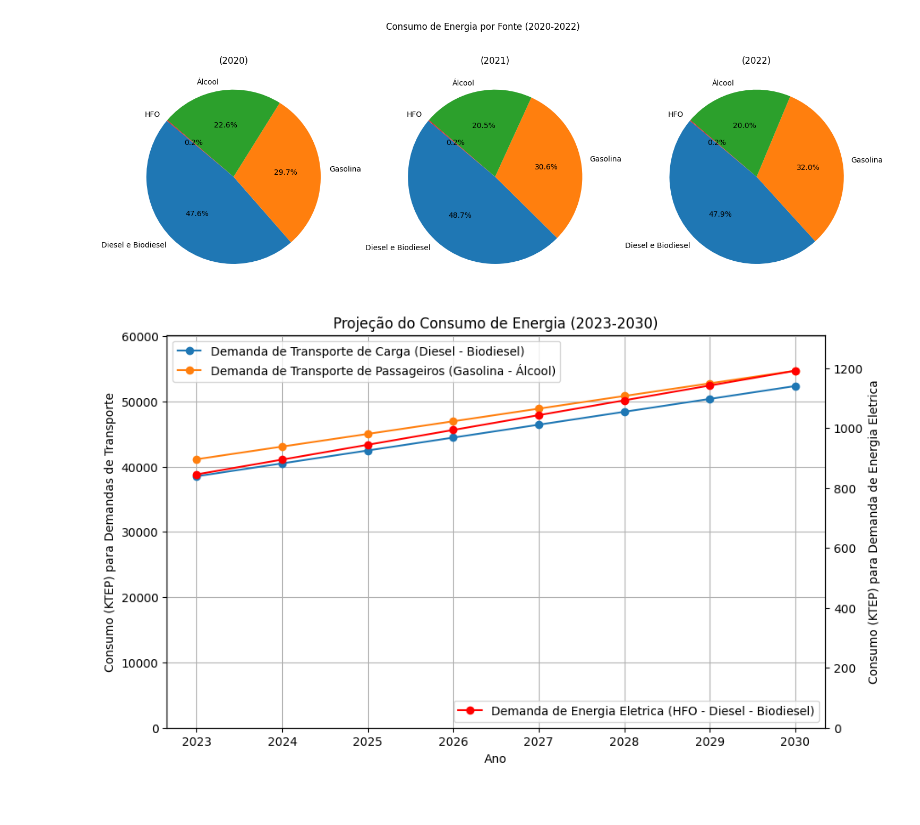
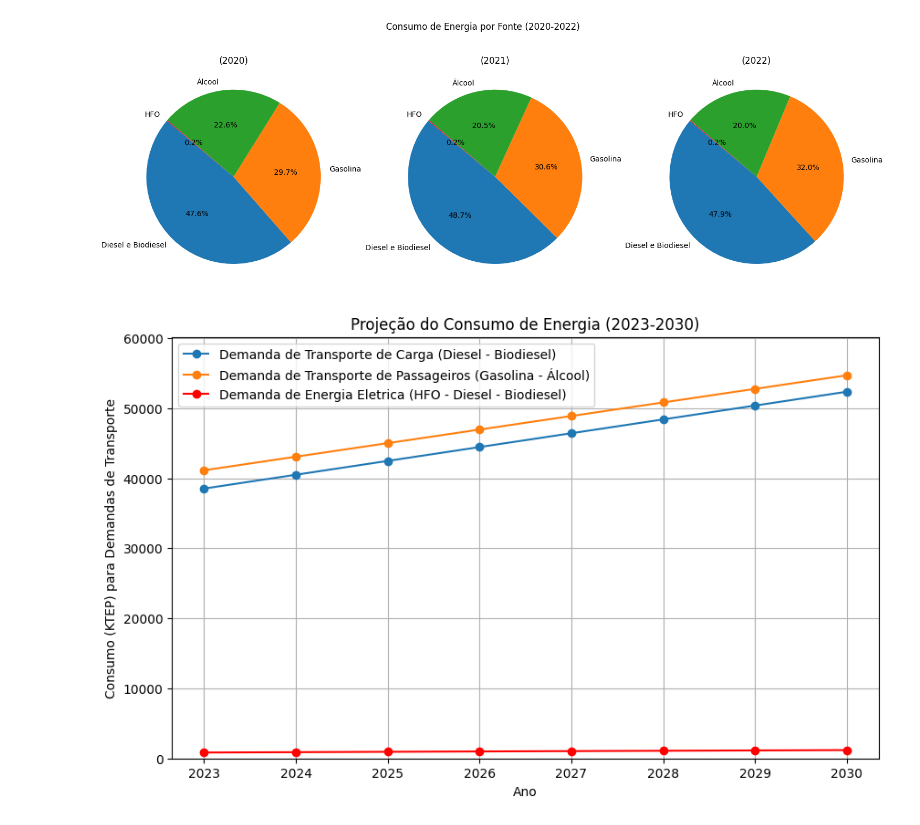
Before and after one commit to Cleberbrant/Consumo_Projecao_Economia_Energia, a Jupyter notebook: Codigo_Consumo_Projecao_Eletrificado.ipynb, the cells around one changed output. Drawn from its saved outputs; the diff is of its cells as text; code cells hidden in the pictures.

```diff
--- a/Codigo_Consumo_Projecao_Eletrificado.ipynb
+++ b/Codigo_Consumo_Projecao_Eletrificado.ipynb
@@ -91,6 +91,10 @@ projecao = modelo.predict(np.array(anos_futuros).reshape(-1, 1))
 plt.figure(figsize=(10, 6))
 plt.plot(anos, energia_total, 'o-', label='Energia Total Calculada')
 plt.plot(anos_futuros, projecao, 'o--', label='Projeção de Energia Total')
+for i, txt in enumerate(energia_total):
+    plt.annotate(f'{txt:.2f}', (anos[i], energia_total[i]), textcoords="offset points", xytext=(0,10), ha='center', fontsize=8)
+for i, txt in enumerate(projecao):
+    plt.annotate(f'{txt:.2f}', (anos_futuros[i], projecao[i]), textcoords="offset points", xytext=(0,10), ha='center', fontsize=8)
 plt.xlabel('Ano')
 plt.ylabel('Energia Total (KTEP)')
 plt.title('Energia Total Consumida e Projeção Futura')
@@ -135,36 +139,39 @@ axs[1].pie([dem_tc2_2021, gas_2021, alcool_2021, hfo_consume_2021], labels=label
 axs[1].set_title('(2021)')
 
 axs[2].pie([dem_tc2_2022, gas_2022, alcool_2022, hfo_consume_2022], labels=labels, autopct='%1.1f%%', startangle=140)
 axs[2].set_title('(2022)')
 
 plt.suptitle('Consumo de Energia por Fonte (2020-2022)')
 plt.show()
 
 # Plotando gráficos de linhas para os anos de 2023 a 2030
 fig, ax1 = plt.subplots(figsize=(10, 6))
 
 ax1.plot(anos_futuros, projecao_diesel_bio, 'o-', label='Demanda de Transporte de Carga (Diesel - Biodiesel)')
+for i, txt in enumerate(projecao_diesel_bio):
+    ax1.annotate(f'{txt:.2f}', (anos_futuros[i], projecao_diesel_bio[i]), textcoords="offset points", xytext=(0,-10), ha='center', fontsize=8)
+
 ax1.plot(anos_futuros, projecao_tp, 'o-', label='Demanda de Transporte de Passageiros (Gasolina - Álcool)')
+for i, txt in enumerate(projecao_tp):
+    ax1.annotate(f'{txt:.2f}', (anos_futuros[i], projecao_tp[i]), textcoords="offset points", xytext=(0,10), ha='center', fontsize=8)
 
 # Adicionar eixo secundário para HFO
-ax2 = ax1.twinx()
-ax2.plot(anos_futuros, projecao_el, 'o-', label='Demanda de Energia Eletrica (HFO - Diesel - Biodiesel)', color='red')
+ax1.plot(anos_futuros, projecao_el, 'o-', label='Demanda de Energia Eletrica (HFO - Diesel - Biodiesel)', color='red')
+for i, txt in enumerate(projecao_el):
+    ax1.annotate(f'{txt:.2f}', (anos_futuros[i], projecao_el[i]), textcoords="offset points", xytext=(0,10), ha='center', fontsize=8)
 
 # Ajustar os limites do eixo y para melhorar a visualização
 ax1.set_ylim(0, max(max(projecao_diesel_bio), max(projecao_tp)) * 1.1)
-ax2.set_ylim(0, max(projecao_el) * 1.1)
 
 ax1.set_xlabel('Ano')
 ax1.set_ylabel('Consumo (KTEP) para Demandas de Transporte')
-ax2.set_ylabel('Consumo (KTEP) para Demanda de Energia Eletrica')
 
 ax1.set_title('Projeção do Consumo de Energia (2023-2030)')
 ax1.legend(loc='upper left')
-ax2.legend(loc='lower right')
 
 ax1.grid(True)
 plt.show()
 # %% [output]
 [figure]
 [figure]
-[figure, old version]
+[figure, new version]
```
Also changed, not shown: 5 other files.
